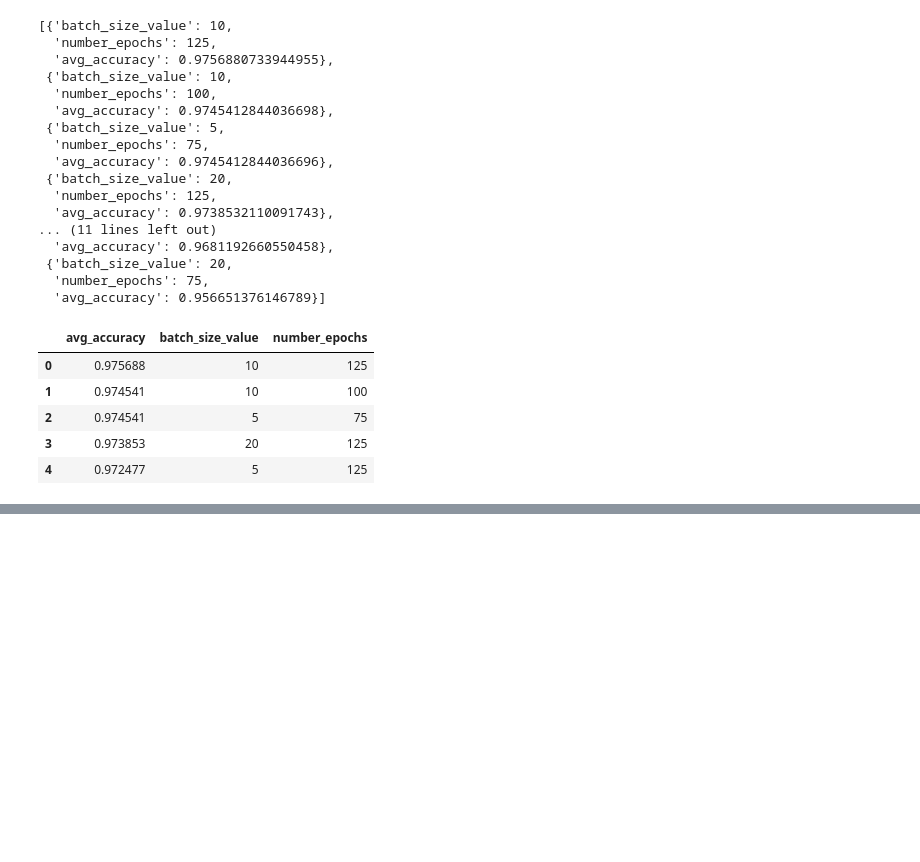
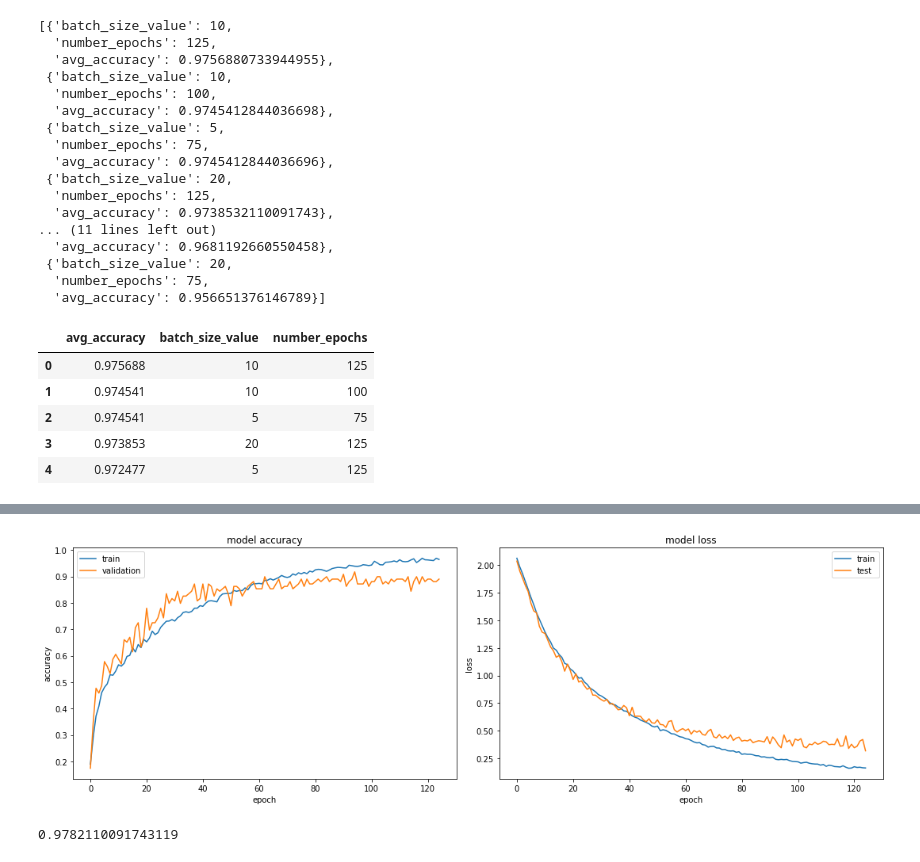
Before and after one commit to pierpaolododorico/speech_recognition_challenge, a Jupyter notebook: NN_models.ipynb, the cells around one changed output, grey strips where cells are left out. Cells and saved outputs as stored; diff of their text form; code cells hidden in the pictures; blank space fills up the shorter version.

Commit message:
Final model nn

```diff
--- a/NN_models.ipynb
+++ b/NN_models.ipynb
@@ -404,3 +406,22 @@ pd.DataFrame(sorted(fit_params_permutations, key=lambda k: k['avg_accuracy'], re
 | 2 | 0.974541 | 5 | 75 |
 | 3 | 0.973853 | 20 | 125 |
 | 4 | 0.972477 | 5 | 125 |
+# %%
+# Create the best model according to params search
+
+model = Sequential()
+model.add(Dropout(0.1))
+
+# Add layers to model
+model.add(Dense(1024, input_dim = 1024, activation = 'relu'))
+model.add(Dense(1024, activation = 'relu'))
+model.add(Dense(8, activation = 'softmax'))
+
+# Compile model
+model.compile(loss = 'categorical_crossentropy',
+              optimizer = keras.optimizers.SGD(learning_rate=0.005),
+              metrics = ['accuracy'])
+
+# Fit saving history
+history = model.fit(x_train, y_train, validation_data = (x_validation, y_validation),
+                    batch_size=10, epochs=125, verbose=2)
@@ -406,0 +446,9 @@ pd.DataFrame(sorted(fit_params_permutations, key=lambda k: k['avg_accuracy'], re
+# %%
+plot_learning_curves(history)
+# %% [output]
+[figure, added]
+# %%
+y_pred = model.predict(x_validation).round(0)
+accuracy(y_pred, y_validation)
+# %% [output]
+0.9782110091743119
```
Also changed, not shown: parts of 2 cells of this notebook, 1 other file.
